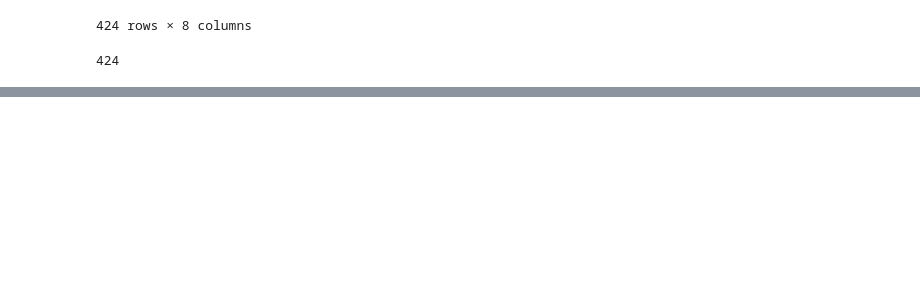
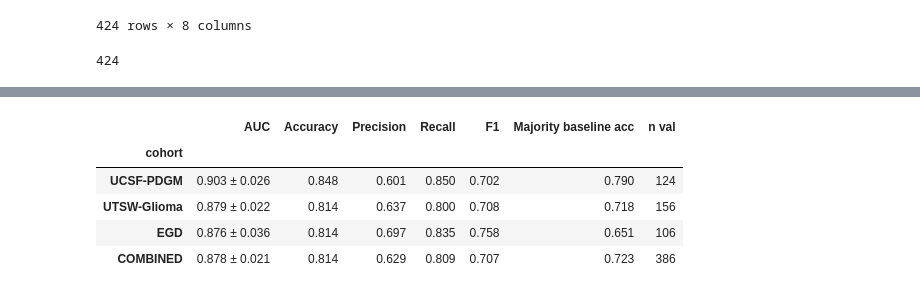
Before and after one commit to michael-woods-15/glioma-transformer, a Jupyter notebook: notebooks/data_loading.ipynb, the cells around one changed output, grey strips where cells are left out. Drawn from its saved outputs; the diff is of its cells as text; code cells hidden in the pictures; blank space fills up the shorter version.

```diff
--- a/notebooks/data_loading.ipynb
+++ b/notebooks/data_loading.ipynb
@@ -472,0 +409,18 @@ print(len(egd_subjects))
+# %%
+summary = pd.DataFrame({
+    "AUC": lr_age["auc_mean"].round(3).astype(str) + " ± " + lr_age["auc_sd"].round(3).astype(str),
+    "Accuracy": lr_age["acc_mean"].round(3),
+    "Precision": lr_age["precision_mean"].round(3),
+    "Recall": lr_age["recall_mean"].round(3),
+    "F1": lr_age["f1_mean"].round(3),
+    "Majority baseline acc": lr_age["baseline_acc_mean"].round(3),
+    "n val": lr_age["n_val_mean"].astype(int),
+})
+summary
+# %% [output]
+|  | AUC | Accuracy | Precision | Recall | F1 | Majority baseline acc | n val |
+| cohort |  |  |  |  |  |  |  |
+| UCSF-PDGM | 0.903 ± 0.026 | 0.848 | 0.601 | 0.850 | 0.702 | 0.790 | 124 |
+| UTSW-Glioma | 0.879 ± 0.022 | 0.814 | 0.637 | 0.800 | 0.708 | 0.718 | 156 |
+| EGD | 0.876 ± 0.036 | 0.814 | 0.697 | 0.835 | 0.758 | 0.651 | 106 |
+| COMBINED | 0.878 ± 0.021 | 0.814 | 0.629 | 0.809 | 0.707 | 0.723 | 386 |
```
Also changed, not shown: parts of 18 cells of this notebook.
